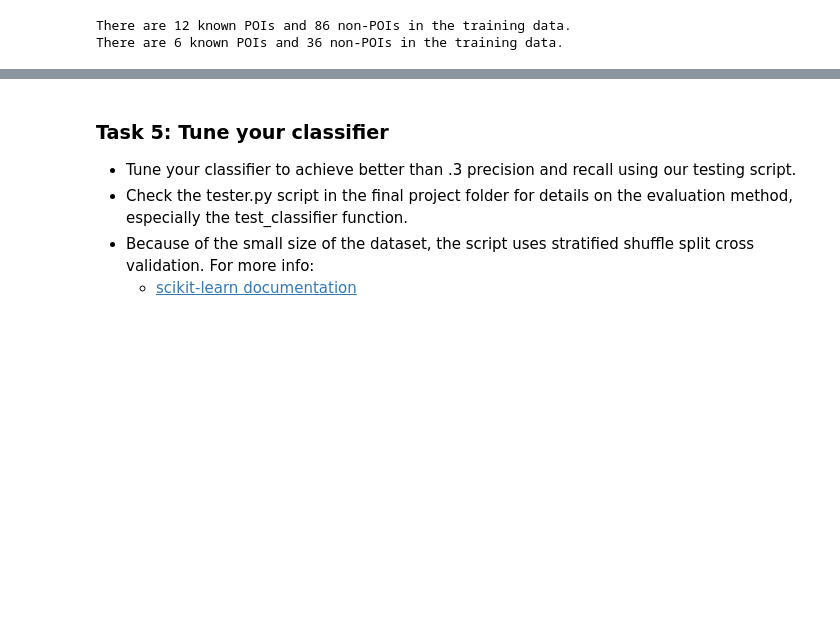
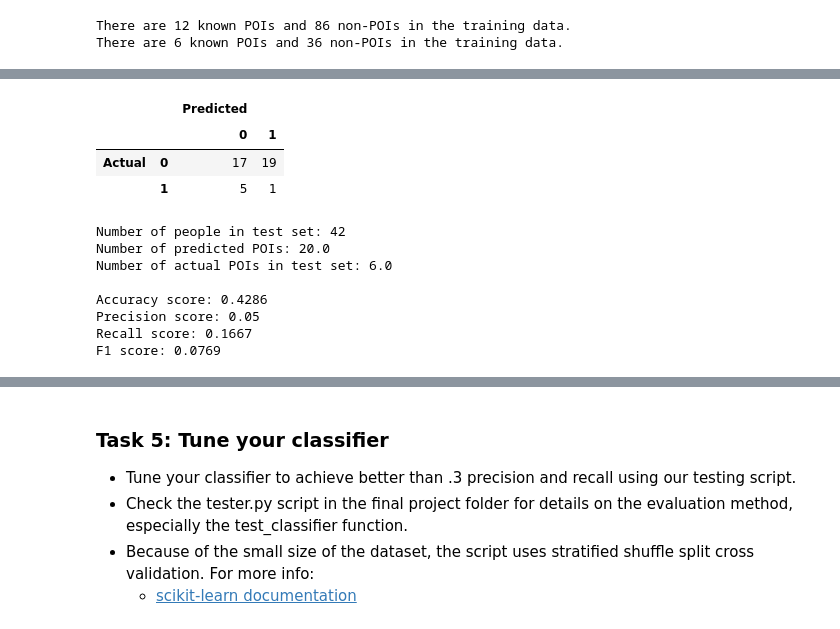
Before and after one commit to gisledb/udacity_nanodegree, a Jupyter notebook: p5_machine_learning/course_files/ud120-projects-master/final_project/poi_id.ipynb, the cells around one changed output, grey strips where cells are left out. Drawn from its saved outputs; the diff is of its cells as text; code cells hidden in the pictures; blank space fills up the shorter version.

```diff
--- a/p5_machine_learning/course_files/ud120-projects-master/final_project/poi_id.ipynb
+++ b/p5_machine_learning/course_files/ud120-projects-master/final_project/poi_id.ipynb
@@ -705,0 +909,16 @@ There are 6 known POIs and 36 non-POIs in the training data.
+# %%
+# Running support vector machine algorithm  with linear kernel for all records
+scores_for_classifier(LinearSVC(C=1),  feat_train=ft_resampled, lab_train=lt_resampled)
+# %% [output]
+|  |  | Predicted |  |
+|  |  | 0 | 1 |
+| Actual | 0 | 17 | 19 |
+|  | 1 | 5 | 1 |
+Number of people in test set: 42
+Number of predicted POIs: 20.0
+Number of actual POIs in test set: 6.0
+
+Accuracy score: 0.4286
+Precision score: 0.05
+Recall score: 0.1667
+F1 score: 0.0769
```
Also changed, not shown: parts of 22 cells of this notebook.
